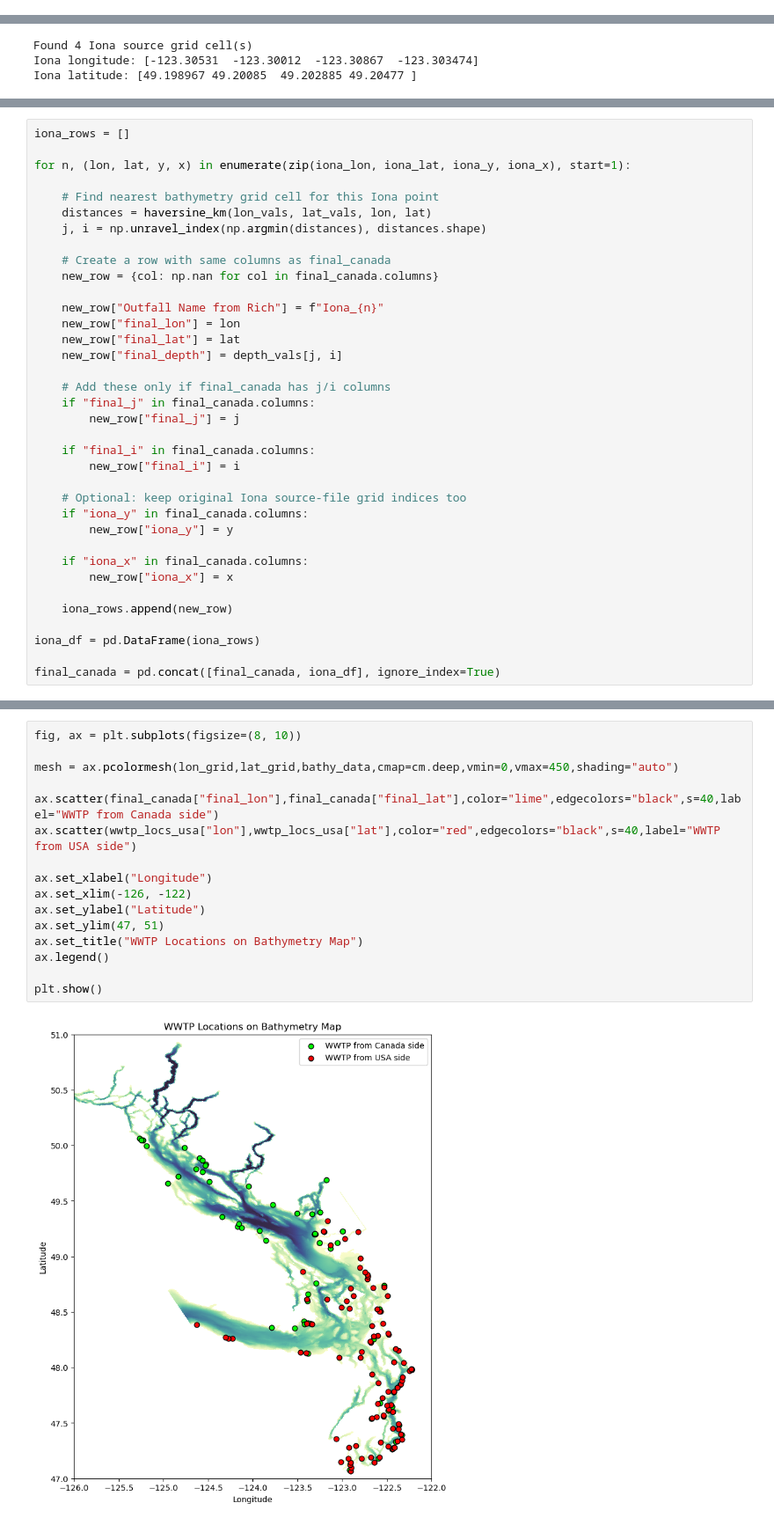
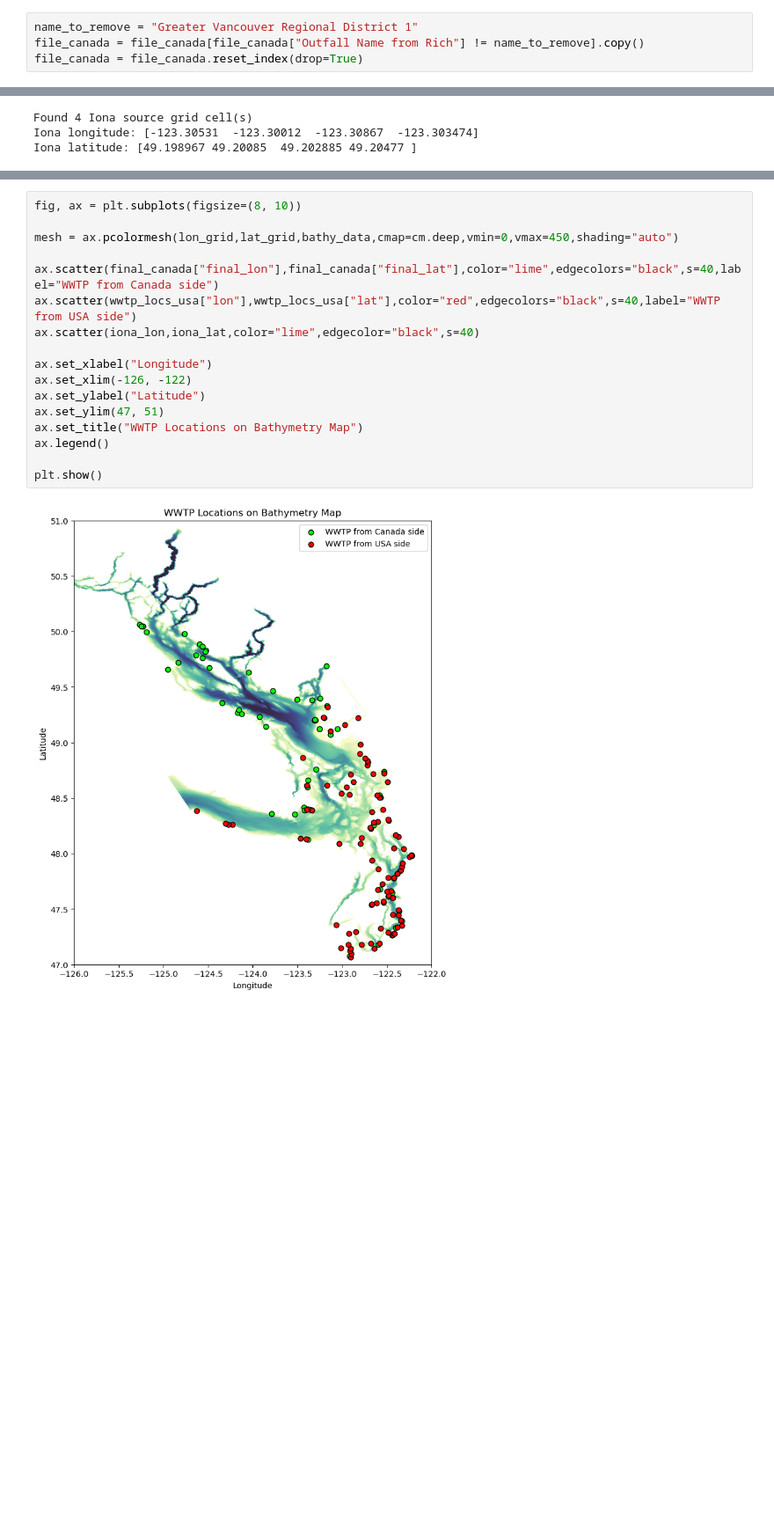
Before and after one commit to SalishSeaCast/analysis-dishika, a Jupyter notebook: notebooks/grid_cell.ipynb, the cells around one changed output, grey strips where cells are left out. Shown at 88% size. Cells and saved outputs as stored; diff of their text form; blank space fills up the shorter version.

Commit message:
Final plots

```diff
--- a/notebooks/grid_cell.ipynb
+++ b/notebooks/grid_cell.ipynb
@@ -25,0 +30,4 @@ file_canada
+# %%
+name_to_remove = "Greater Vancouver Regional District 1"
+file_canada = file_canada[file_canada["Outfall Name from Rich"] != name_to_remove].copy()
+file_canada = file_canada.reset_index(drop=True)
@@ -960,36 +929,0 @@ plt.show()
-# %%
-iona_rows = []
-
-for n, (lon, lat, y, x) in enumerate(zip(iona_lon, iona_lat, iona_y, iona_x), start=1):
-
-    # Find nearest bathymetry grid cell for this Iona point
-    distances = haversine_km(lon_vals, lat_vals, lon, lat)
-    j, i = np.unravel_index(np.argmin(distances), distances.shape)
-
-    # Create a row with same columns as final_canada
-    new_row = {col: np.nan for col in final_canada.columns}
-
-    new_row["Outfall Name from Rich"] = f"Iona_{n}"
-    new_row["final_lon"] = lon
-    new_row["final_lat"] = lat
-    new_row["final_depth"] = depth_vals[j, i]
-
-    # Add these only if final_canada has j/i columns
-    if "final_j" in final_canada.columns:
-        new_row["final_j"] = j
-
-    if "final_i" in final_canada.columns:
-        new_row["final_i"] = i
-
-    # Optional: keep original Iona source-file grid indices too
-    if "iona_y" in final_canada.columns:
-        new_row["iona_y"] = y
-
-    if "iona_x" in final_canada.columns:
-        new_row["iona_x"] = x
-
-    iona_rows.append(new_row)
-
-iona_df = pd.DataFrame(iona_rows)
-
-final_canada = pd.concat([final_canada, iona_df], ignore_index=True)
@@ -1016,21 +930,22 @@ final_canada
 # %%
 fig, ax = plt.subplots(figsize=(8, 10))
 
 mesh = ax.pcolormesh(lon_grid,lat_grid,bathy_data,cmap=cm.deep,vmin=0,vmax=450,shading="auto")
 
 ax.scatter(final_canada["final_lon"],final_canada["final_lat"],color="lime",edgecolors="black",s=40,label="WWTP from Canada side")
 ax.scatter(wwtp_locs_usa["lon"],wwtp_locs_usa["lat"],color="red",edgecolors="black",s=40,label="WWTP from USA side")
+ax.scatter(iona_lon,iona_lat,color="lime",edgecolor="black",s=40)
 
 ax.set_xlabel("Longitude")
 ax.set_xlim(-126, -122)
 ax.set_ylabel("Latitude")
 ax.set_ylim(47, 51)
 ax.set_title("WWTP Locations on Bathymetry Map")
 ax.legend()
 
 plt.show()
 # %% [output]
-[figure, old version]
+[figure, new version]
 # %%
 fig, ax = plt.subplots(figsize=(8, 10))
 
```
Also changed, not shown: parts of 33 cells of this notebook.
